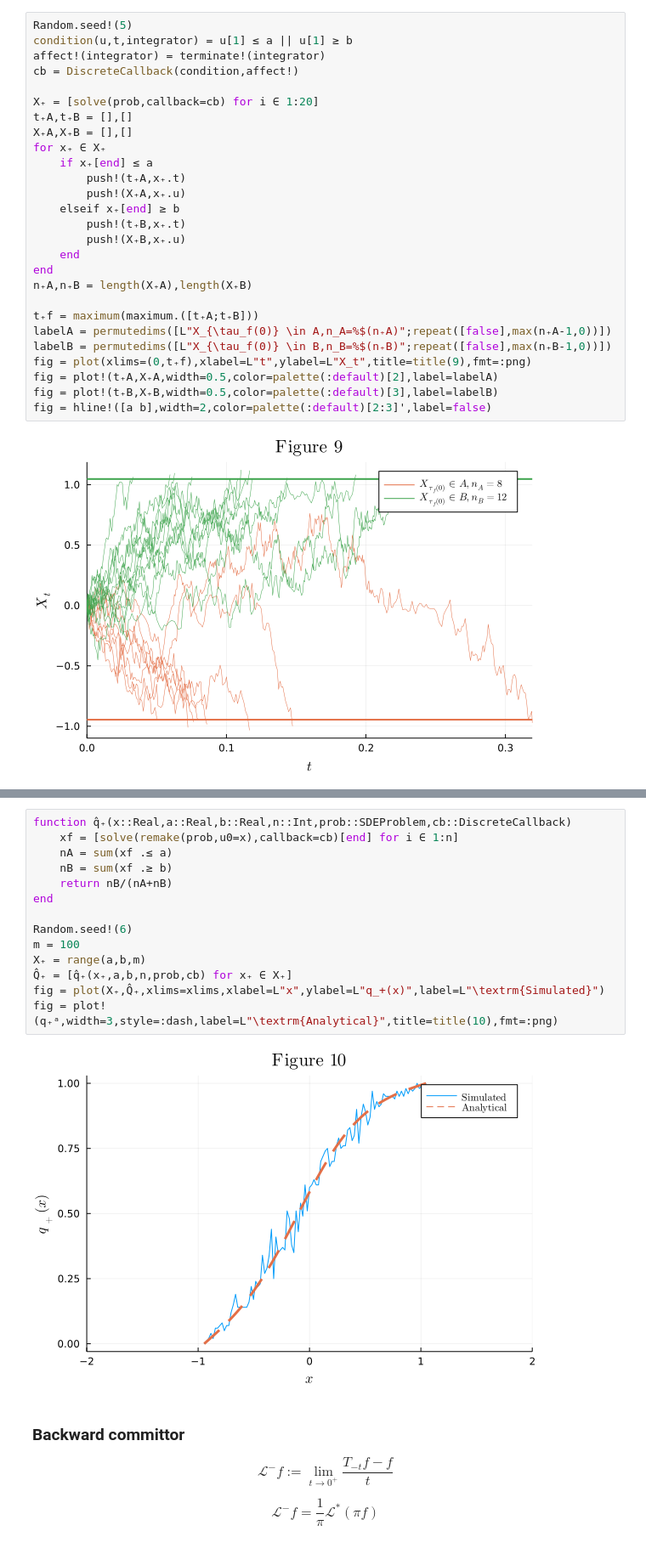
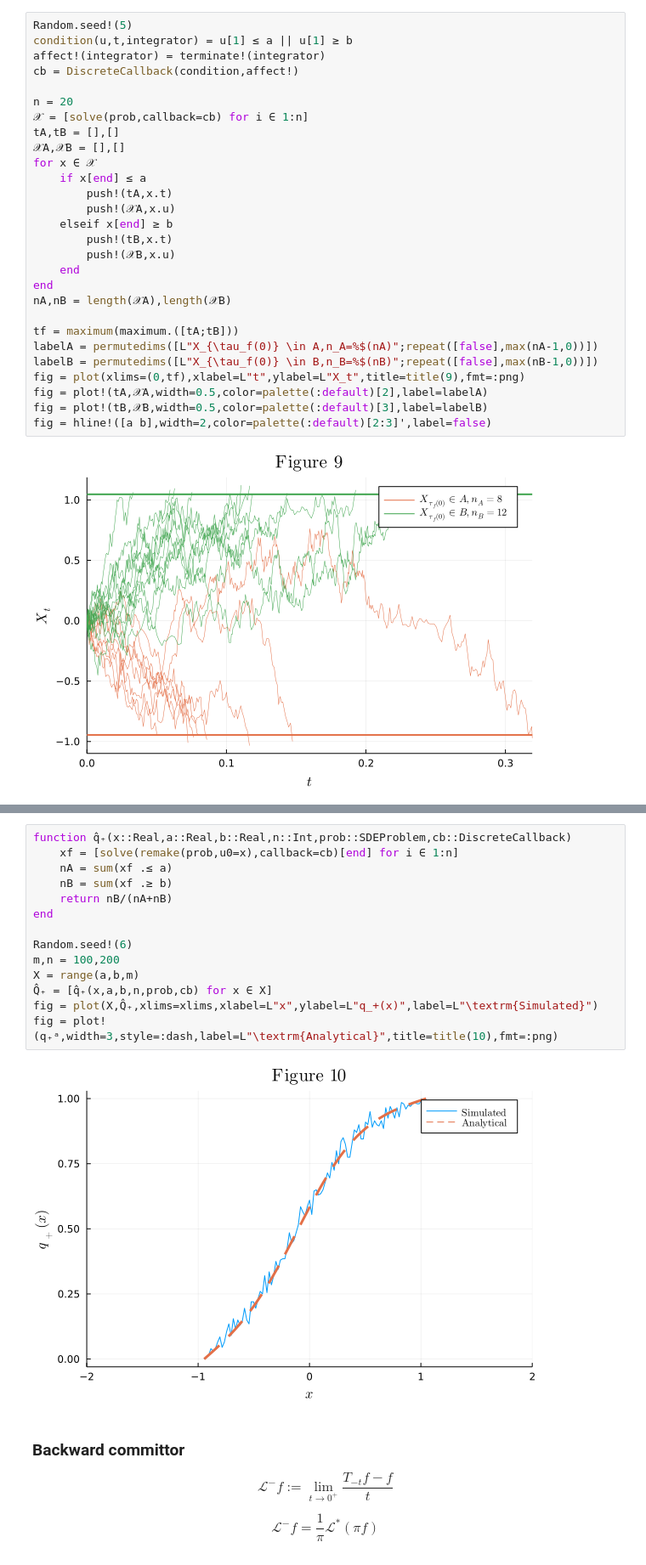
Before and after one commit to mjyshin/math-tutorials, a Jupyter notebook: transition_path.ipynb, the cells around one changed output, grey strips where cells are left out. Shown at 85% size. Saved outputs shown, nothing was run; the diff lists cells and outputs as text.

```diff
--- a/transition_path.ipynb
+++ b/transition_path.ipynb
@@ -435,26 +436,27 @@ condition(u,t,integrator) = u[1] ≤ a || u[1] ≥ b
 affect!(integrator) = terminate!(integrator)
 cb = DiscreteCallback(condition,affect!)
 
-X₊ = [solve(prob,callback=cb) for i ∈ 1:20]
-t₊A,t₊B = [],[]
-X₊A,X₊B = [],[]
-for x₊ ∈ X₊
-    if x₊[end] ≤ a
-        push!(t₊A,x₊.t)
-        push!(X₊A,x₊.u)
-    elseif x₊[end] ≥ b
-        push!(t₊B,x₊.t)
-        push!(X₊B,x₊.u)
+n = 20
+𝒳 = [solve(prob,callback=cb) for i ∈ 1:n]
+tA,tB = [],[]
+𝒳A,𝒳B = [],[]
+for x ∈ 𝒳
+    if x[end] ≤ a
+        push!(tA,x.t)
+        push!(𝒳A,x.u)
+    elseif x[end] ≥ b
+        push!(tB,x.t)
+        push!(𝒳B,x.u)
     end
 end
-n₊A,n₊B = length(X₊A),length(X₊B)
+nA,nB = length(𝒳A),length(𝒳B)
 
-t₊f = maximum(maximum.([t₊A;t₊B]))
-labelA = permutedims([L"X_{\tau_f(0)} \in A,n_A=%$(n₊A)";repeat([false],max(n₊A-1,0))])
-labelB = permutedims([L"X_{\tau_f(0)} \in B,n_B=%$(n₊B)";repeat([false],max(n₊B-1,0))])
-fig = plot(xlims=(0,t₊f),xlabel=L"t",ylabel=L"X_t",title=title(9),fmt=:png)
-fig = plot!(t₊A,X₊A,width=0.5,color=palette(:default)[2],label=labelA)
-fig = plot!(t₊B,X₊B,width=0.5,color=palette(:default)[3],label=labelB)
+tf = maximum(maximum.([tA;tB]))
+labelA = permutedims([L"X_{\tau_f(0)} \in A,n_A=%$(nA)";repeat([false],max(nA-1,0))])
+labelB = permutedims([L"X_{\tau_f(0)} \in B,n_B=%$(nB)";repeat([false],max(nB-1,0))])
+fig = plot(xlims=(0,tf),xlabel=L"t",ylabel=L"X_t",title=title(9),fmt=:png)
+fig = plot!(tA,𝒳A,width=0.5,color=palette(:default)[2],label=labelA)
+fig = plot!(tB,𝒳B,width=0.5,color=palette(:default)[3],label=labelB)
 fig = hline!([a b],width=2,color=palette(:default)[2:3]',label=false)
 # %% [output]
 [figure]
@@ -463,19 +465,19 @@ In this example, we get the estimate $\hat q_+^{20}(0) = 0.6$. Increasing the nu
 # %%
 function q̂₊(x::Real,a::Real,b::Real,n::Int,prob::SDEProblem,cb::DiscreteCallback)
     xf = [solve(remake(prob,u0=x),callback=cb)[end] for i ∈ 1:n]
     nA = sum(xf .≤ a)
     nB = sum(xf .≥ b)
     return nB/(nA+nB)
 end
 
 Random.seed!(6)
-m = 100
-X₊ = range(a,b,m)
-Q̂₊ = [q̂₊(x₊,a,b,n,prob,cb) for x₊ ∈ X₊]
-fig = plot(X₊,Q̂₊,xlims=xlims,xlabel=L"x",ylabel=L"q_+(x)",label=L"\textrm{Simulated}")
+m,n = 100,200
+X = range(a,b,m)
+Q̂₊ = [q̂₊(x,a,b,n,prob,cb) for x ∈ X]
+fig = plot(X,Q̂₊,xlims=xlims,xlabel=L"x",ylabel=L"q_+(x)",label=L"\textrm{Simulated}")
 fig = plot!(q₊ᵃ,width=3,style=:dash,label=L"\textrm{Analytical}",title=title(10),fmt=:png)
 # %% [output]
-[figure, old version]
+[figure, new version]
 # %% [markdown]
 ### Backward committor
 
```
Also changed, not shown: parts of 23 cells of this notebook.
